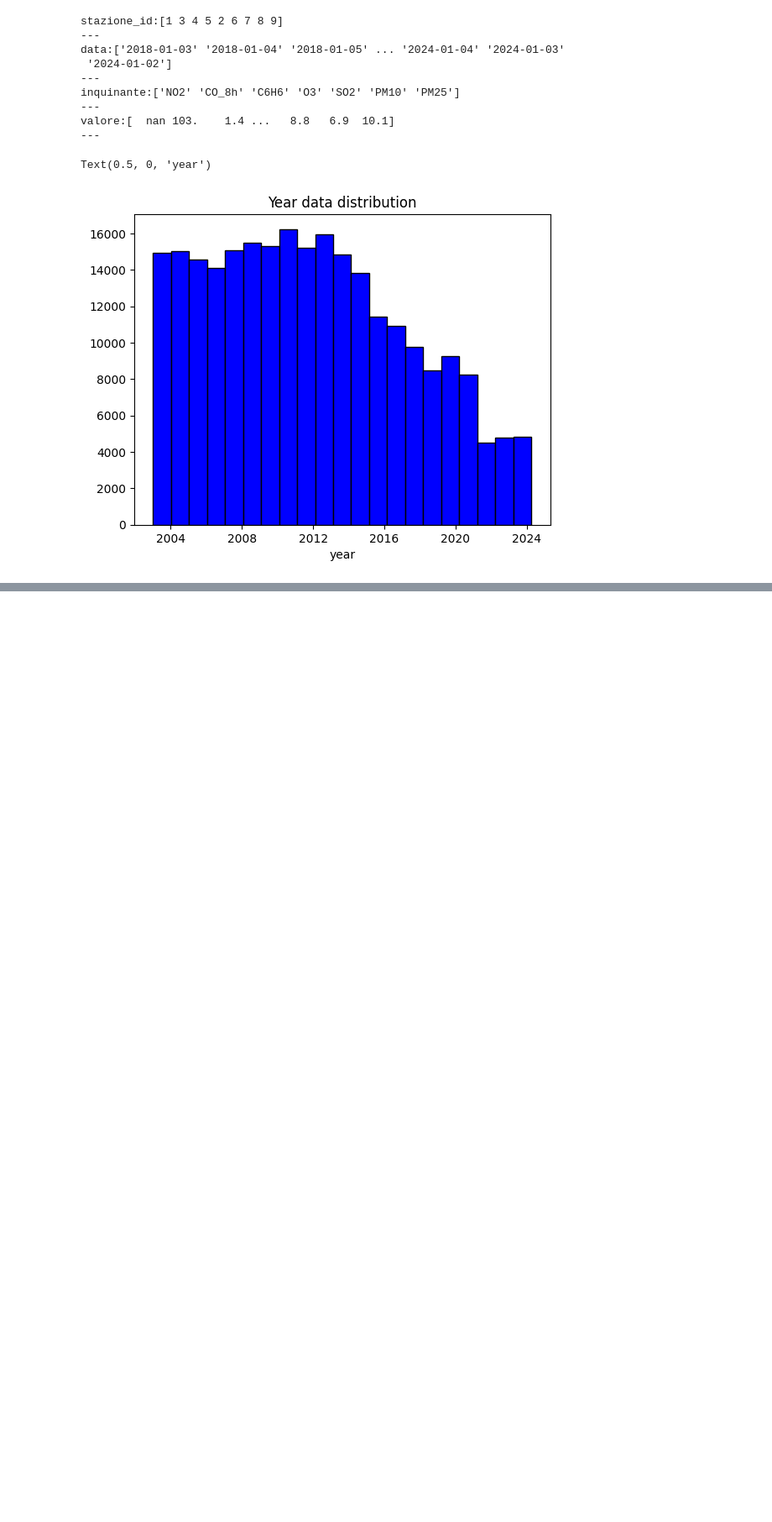
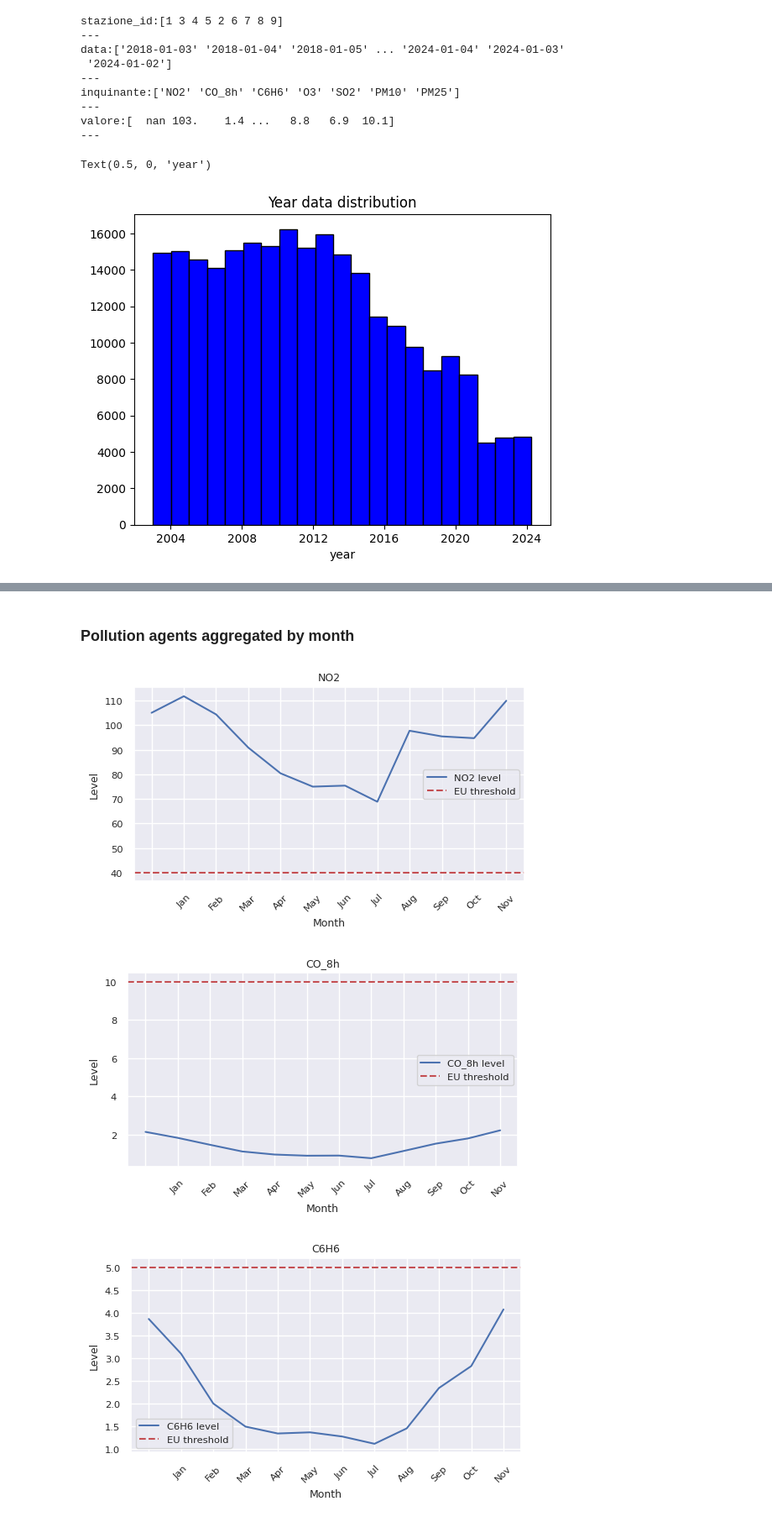
Before and after one commit to mrsalty/notebooks, a Jupyter notebook: eda-milan-air-pollution.ipynb, the cells around one changed output, grey strips where cells are left out. Shown: that part at 84% size. Cells and saved outputs as stored; diff of their text form; code cells hidden in the pictures; blank space fills up the shorter version.

```diff
--- a/eda-milan-air-pollution.ipynb
+++ b/eda-milan-air-pollution.ipynb
@@ -137,0 +141,26 @@ for i, pa in enumerate(pollution_agents):
+# %% [markdown]
+### Pollution agents aggregated by month
+# %%
+import calendar
+
+df_indexed_month = df
+df_indexed_month['month'] = df_indexed_month["data"].dt.month
+df_indexed_month = df_indexed_month.set_index(['month'])
+sns.set_theme(rc={'figure.figsize':(6,3)})
+sns.set(font_scale=0.75)
+
+for pa in pollution_agents:
+    plt.title(pa)
+    df_indexed_month_pa = df_indexed_month[df_indexed_month['inquinante']==pa].groupby(['month','inquinante'])['valore'].mean().reset_index(name ='valore')
+    df_indexed_month_pa.index = df_indexed_month_pa.index.map(lambda x: f'{calendar.month_abbr[x]}')
+    plt.plot(df_indexed_month_pa.index.get_level_values(0), df_indexed_month_pa.valore, label=f'{pa} level')
+    plt.xticks(rotation=45)
+    plt.axhline(y = agent_eu_limits[pa], color = 'r', linestyle = '--', label='EU threshold')
+    plt.xlabel('Month')
+    plt.ylabel('Level')
+    plt.legend()
+    plt.show()
+# %% [output]
+[figure, added]
+[figure, added]
+[figure, added]
```
Also changed, not shown: parts of 4 cells of this notebook.
